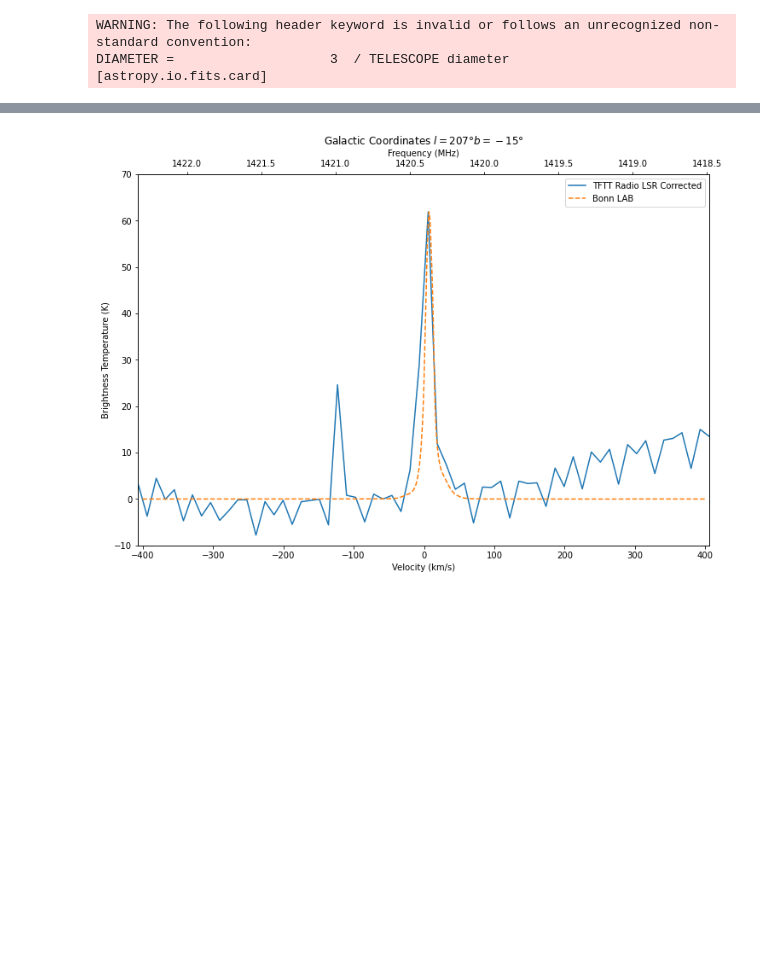
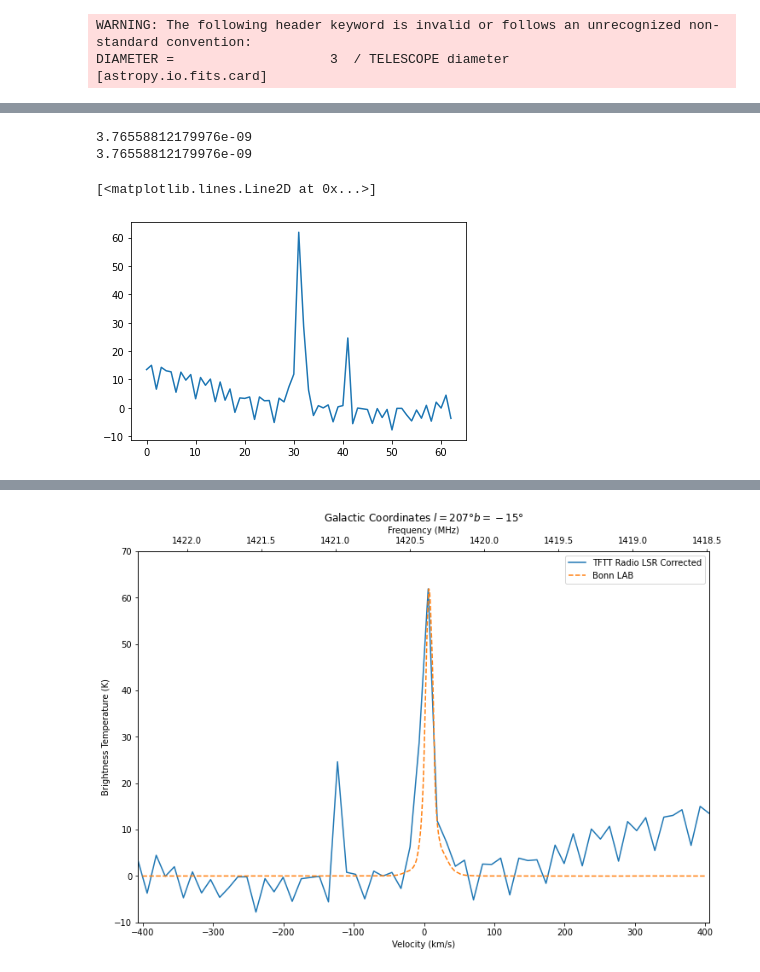
Before and after one commit to spectram/AST3003S, a Jupyter notebook: S8_calib-clean.ipynb, the cells around one changed output, grey strips where cells are left out. Cells and saved outputs as stored; diff of their text form; code cells hidden in the pictures; blank space fills up the shorter version.

```diff
--- a/S8_calib-clean.ipynb
+++ b/S8_calib-clean.ipynb
@@ -104,0 +70,24 @@ frequency shift due to LSR= 0.041999999999916326
+# %%
+low=344
+mean_low=386
+high=407
+mean_high=442
+
+xdata=np.linspace(1397.5+0.0305,1460-0.0305,dat.size)
+y_calib=[]
+mean_range=[ydata10[i] for i in range (mean_low, mean_high)]
+y_calib=ydata10-np.mean(mean_range)
+
+y_scale=max(bonn_y)/max([y_calib[i] for i in range (low,high)])
+
+
+print(max(bonn_y)/max(y_calib[344:407]))
+y_calib=y_calib*y_scale
+
+print(y_scale)
+plt.plot(y_calib[344:407])
+# %% [output]
+3.76558812179976e-09
+3.76558812179976e-09
+[<matplotlib.lines.Line2D at 0x...>]
+[figure, added]
```
Also changed, not shown: parts of 4 cells of this notebook, 2 other files.
